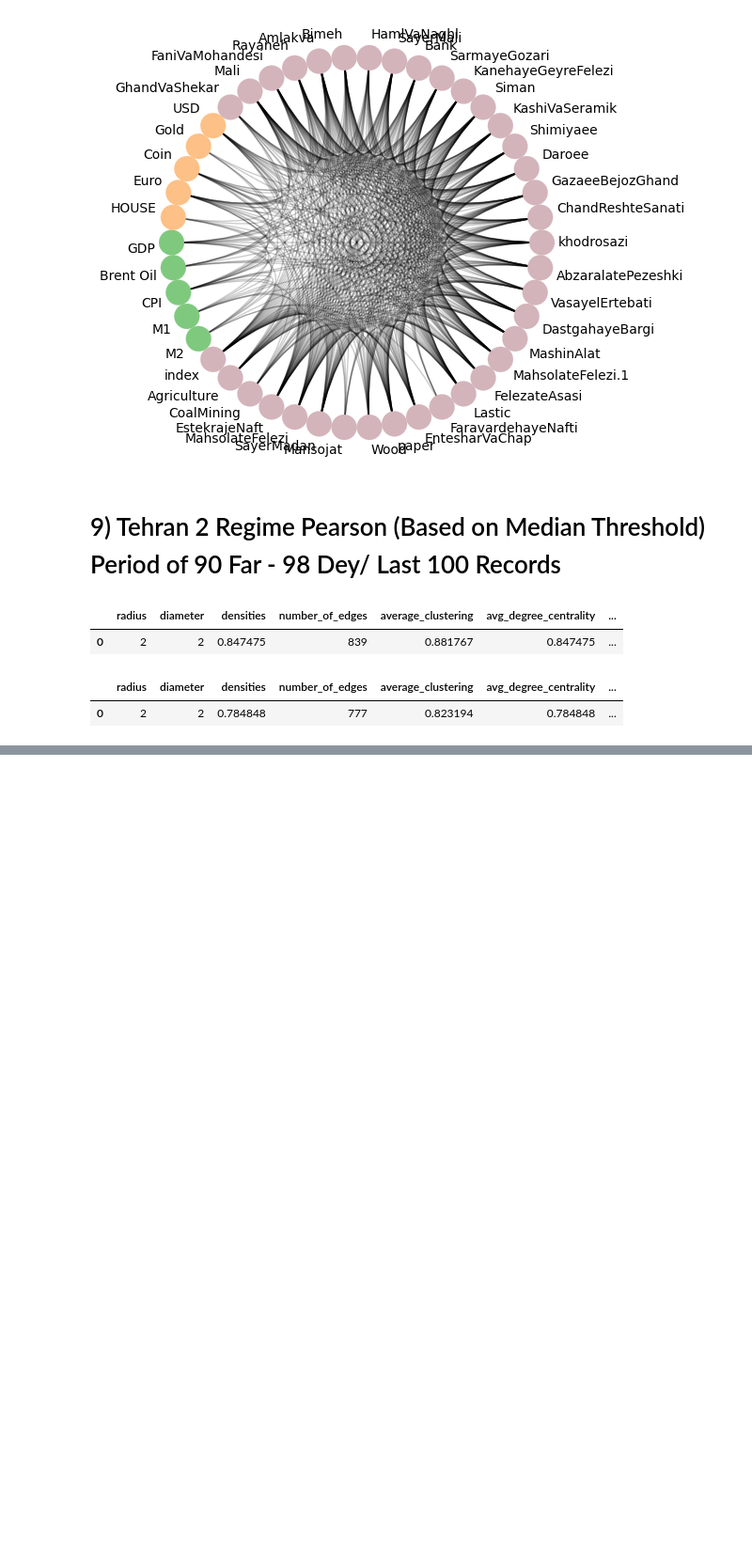
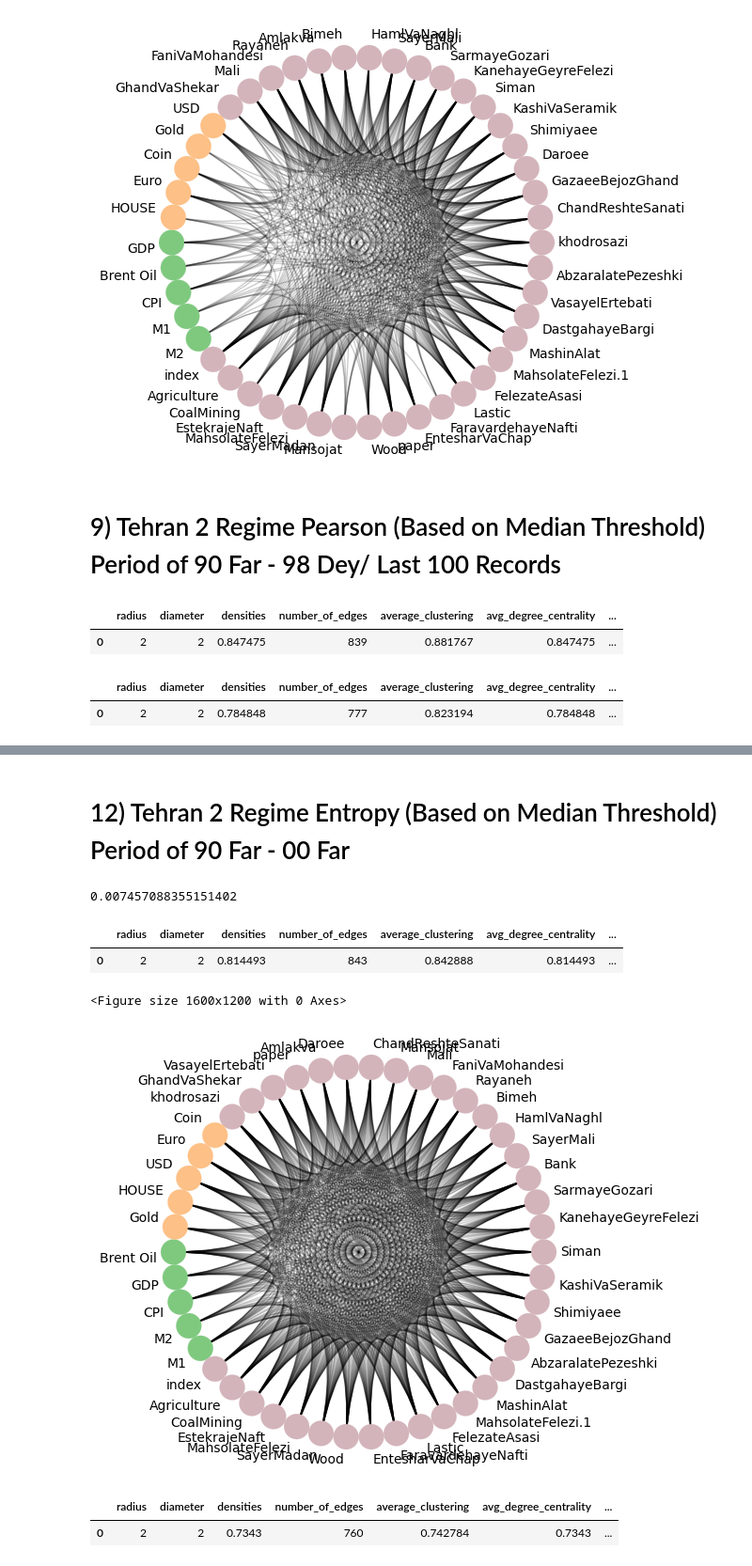
Before and after one commit to hossein4527/Time_Series_Trend_Forcasting, a Jupyter notebook: Codes/network.ipynb, the cells around one changed output, grey strips where cells are left out. Shown at 94% size. Cells and saved outputs as stored; diff of their text form; code cells hidden in the pictures; blank space fills up the shorter version.

```diff
--- a/Codes/network.ipynb
+++ b/Codes/network.ipynb
@@ -272,0 +273,6 @@ pearson_network_TwoReg_Ox_90_00_averged
+# %% [markdown]
+# 12) Tehran 2 Regime Entropy (Based on Median Threshold) Period of 90 Far - 00 Far
+# %%
+thr12_1 = nm.find_median_entropy_threshold(tehran_df_TwoReg_Ox_1_same_length)
+thr12_2 = nm.find_median_entropy_threshold(tehran_df_TwoReg_Ox_2_same_length)
+thr12 = min(thr12_1, thr12_2)
@@ -272,0 +283,18 @@ pearson_network_TwoReg_Ox_90_00_averged
+# %%
+thr12
+# %% [output]
+0.007457088355151402
+# %%
+nm = Net_moduls()
+entropy_network_TwoReg_Ox_1 = nm.construct_network(tehran_df_TwoReg_Ox_1_same_length, method='entropy', threshold=thr12)
+# %%
+nm.get_network_features(entropy_network_TwoReg_Ox_1)
+# %% [output]
+|  | radius | diameter | densities | number_of_edges | average_clustering | avg_degree_centrality | ... |
+| 0 | 2 | 2 | 0.814493 | 843 | 0.842888 | 0.814493 | ... |
+# %%
+circos = nm.plot_circos_network(entropy_network_TwoReg_Ox_1)
+circos.draw()
+# %% [output]
+<Figure size 1600x1200 with 0 Axes>
+[figure, added]
@@ -272,0 +303,5 @@ pearson_network_TwoReg_Ox_90_00_averged
+# %%
+nm.get_network_features(entropy_network_TwoReg_Ox_2)
+# %% [output]
+|  | radius | diameter | densities | number_of_edges | average_clustering | avg_degree_centrality | ... |
+| 0 | 2 | 2 | 0.7343 | 760 | 0.742784 | 0.7343 | ... |
```
Also changed, not shown: parts of 21 cells of this notebook, 1 other file.
